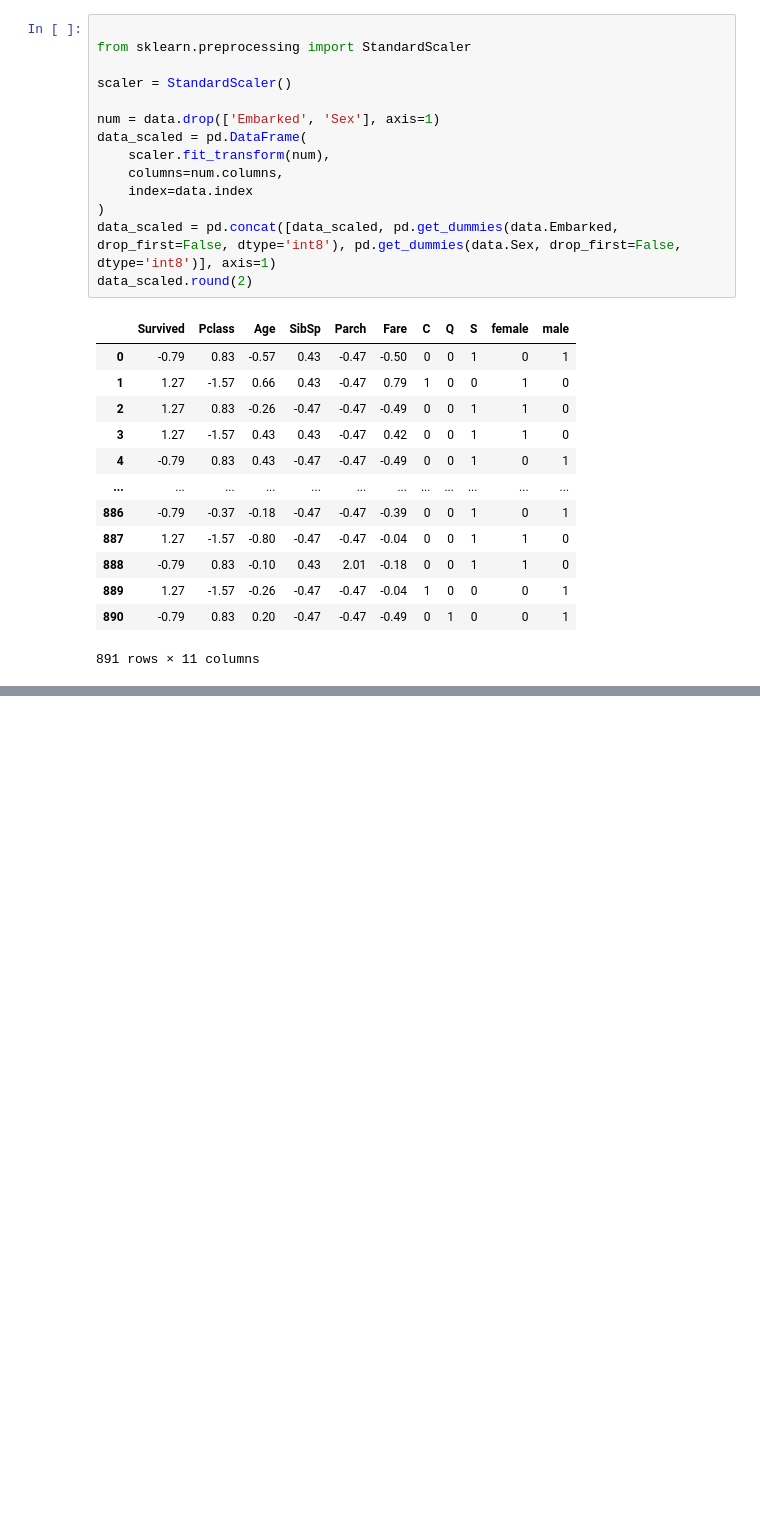
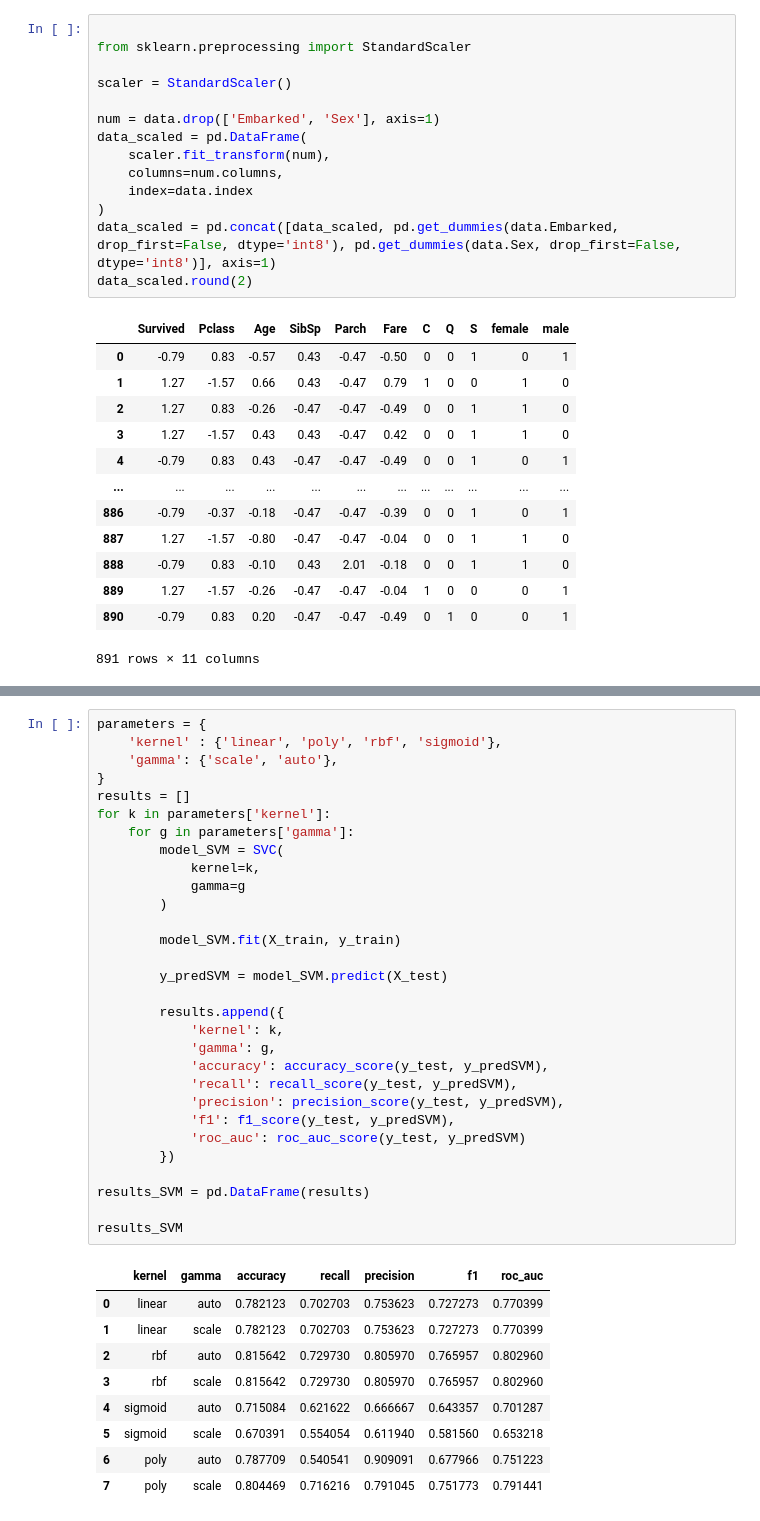
Before and after one commit to ladnodanil/ml1, a Jupyter notebook: laba3.ipynb, the cells around one changed output, grey strips where cells are left out. Drawn from its saved outputs; the diff is of its cells as text; blank space fills up the shorter version.

```diff
--- a/laba3.ipynb
+++ b/laba3.ipynb
@@ -431,0 +653,40 @@ print(np.array(X_train))
+# %%
+parameters = {
+    'kernel' : {'linear', 'poly', 'rbf', 'sigmoid'},
+    'gamma': {'scale', 'auto'},
+}
+results = []
+for k in parameters['kernel']:
+    for g in parameters['gamma']:
+        model_SVM = SVC(
+            kernel=k,
+            gamma=g
+        )
+
+        model_SVM.fit(X_train, y_train)
+
+        y_predSVM = model_SVM.predict(X_test)
+
+        results.append({
+            'kernel': k,
+            'gamma': g,
+            'accuracy': accuracy_score(y_test, y_predSVM),
+            'recall': recall_score(y_test, y_predSVM),
+            'precision': precision_score(y_test, y_predSVM),
+            'f1': f1_score(y_test, y_predSVM),
+            'roc_auc': roc_auc_score(y_test, y_predSVM)
+        })
+
+results_SVM = pd.DataFrame(results)
+
+results_SVM
+# %% [output]
+|  | kernel | gamma | accuracy | recall | precision | f1 | roc_auc |
+| 0 | linear | auto | 0.782123 | 0.702703 | 0.753623 | 0.727273 | 0.770399 |
+| 1 | linear | scale | 0.782123 | 0.702703 | 0.753623 | 0.727273 | 0.770399 |
+| 2 | rbf | auto | 0.815642 | 0.729730 | 0.805970 | 0.765957 | 0.802960 |
+| 3 | rbf | scale | 0.815642 | 0.729730 | 0.805970 | 0.765957 | 0.802960 |
+| 4 | sigmoid | auto | 0.715084 | 0.621622 | 0.666667 | 0.643357 | 0.701287 |
+| 5 | sigmoid | scale | 0.670391 | 0.554054 | 0.611940 | 0.581560 | 0.653218 |
+| 6 | poly | auto | 0.787709 | 0.540541 | 0.909091 | 0.677966 | 0.751223 |
+| 7 | poly | scale | 0.804469 | 0.716216 | 0.791045 | 0.751773 | 0.791441 |
```
Also changed, not shown: parts of 44 cells of this notebook, 1 other file.
